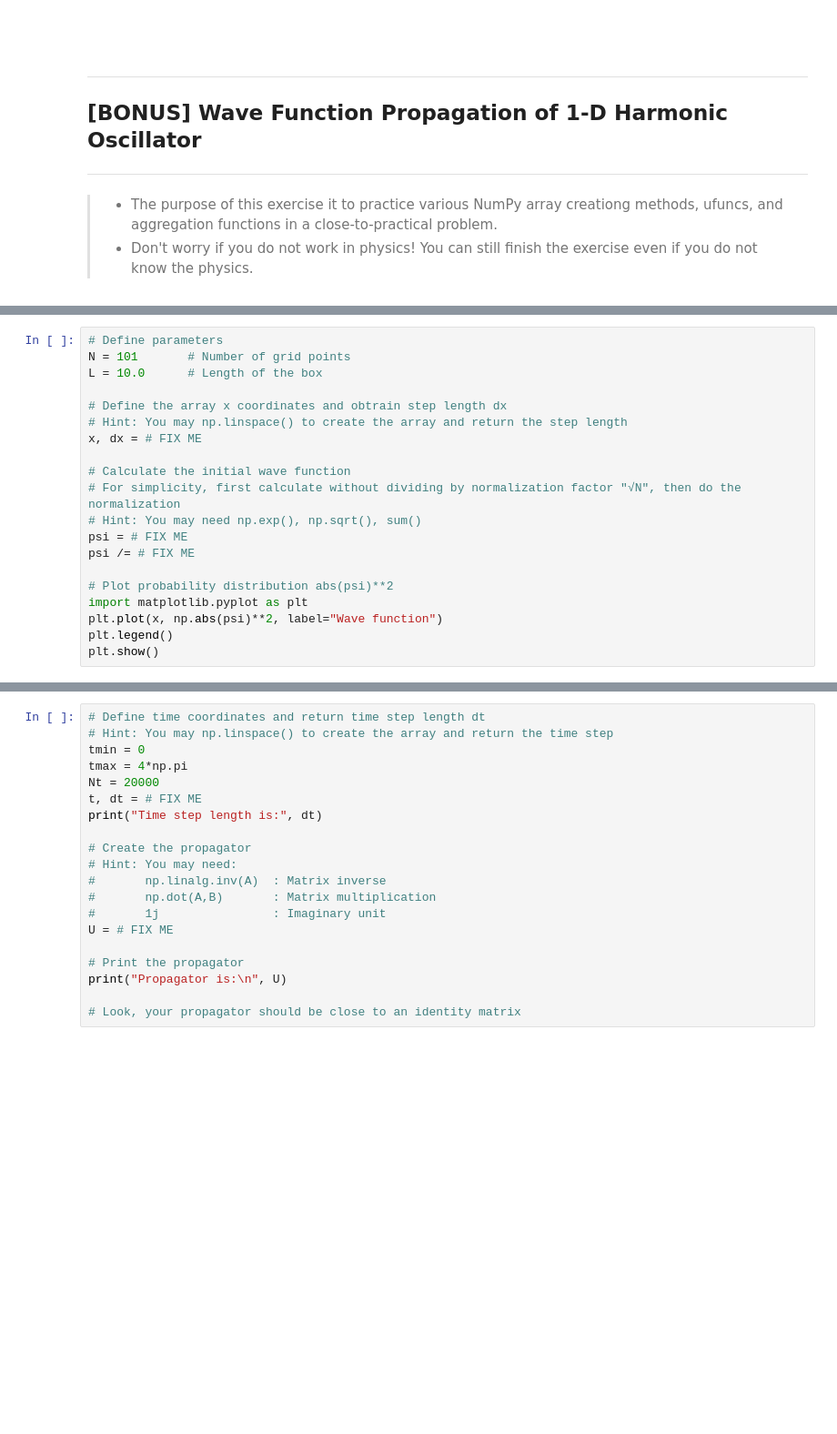
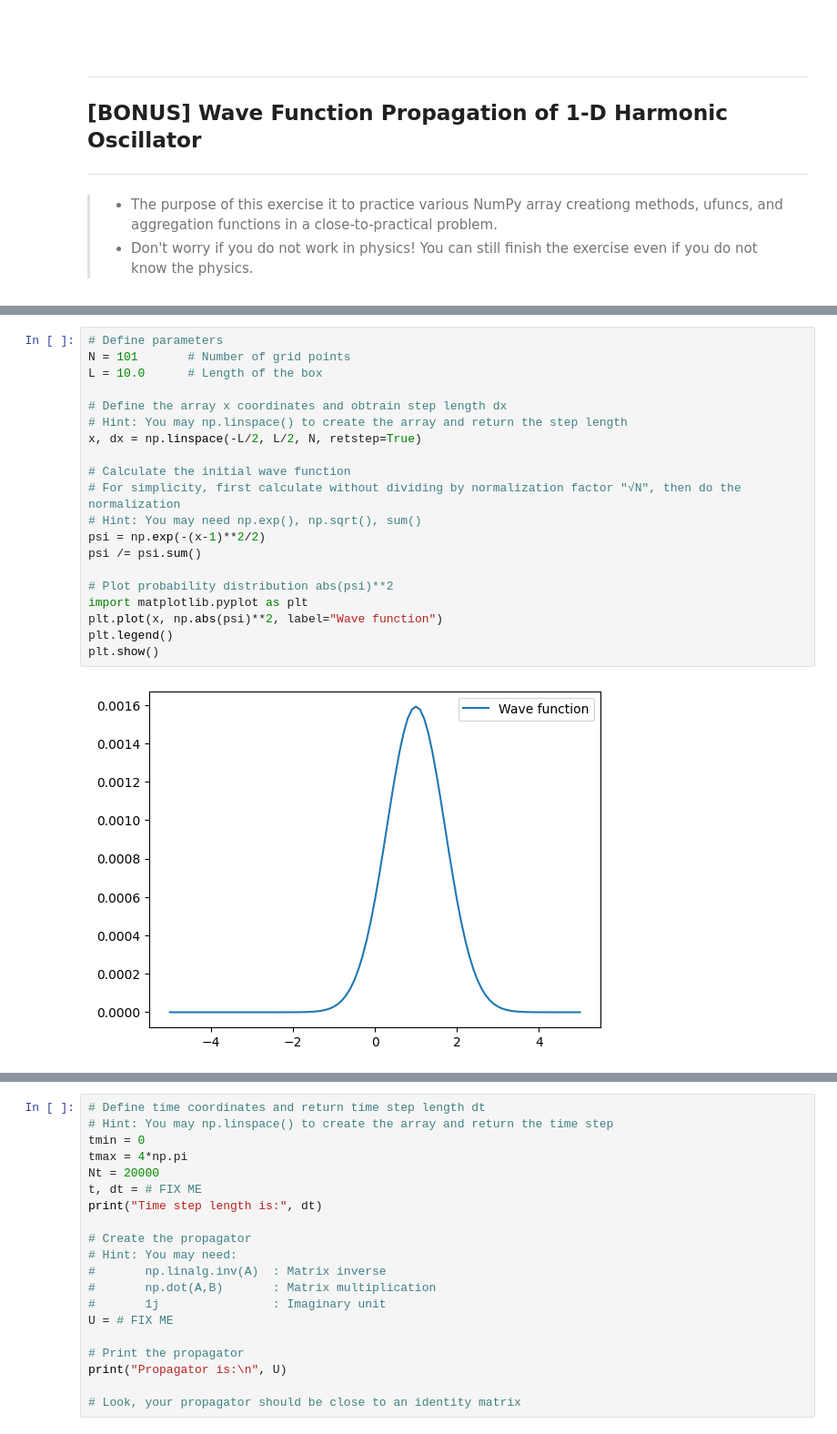
Before and after one commit to MarkEnnisDev/loni-bootcamp-2025, a Jupyter notebook: day2/IntermediatePython_Exercises.ipynb, the cells around one changed output, grey strips where cells are left out. Shown at 91% size. Drawn from its saved outputs; the diff is of its cells as text; blank space fills up the shorter version.

```diff
--- a/day2/IntermediatePython_Exercises.ipynb
+++ b/day2/IntermediatePython_Exercises.ipynb
@@ -441,23 +441,25 @@ The `√C` is the normalization factor.
 # %%
 # Define parameters
 N = 101       # Number of grid points
 L = 10.0      # Length of the box
 
 # Define the array x coordinates and obtrain step length dx
 # Hint: You may np.linspace() to create the array and return the step length
-x, dx = # FIX ME
+x, dx = np.linspace(-L/2, L/2, N, retstep=True)
 
 # Calculate the initial wave function
 # For simplicity, first calculate without dividing by normalization factor "√N", then do the normalization
 # Hint: You may need np.exp(), np.sqrt(), sum()
-psi = # FIX ME
-psi /= # FIX ME
+psi = np.exp(-(x-1)**2/2)
+psi /= psi.sum()
 
 # Plot probability distribution abs(psi)**2
 import matplotlib.pyplot as plt
 plt.plot(x, np.abs(psi)**2, label="Wave function")
 plt.legend()
 plt.show()
+# %% [output]
+[figure, added]
 # %% [markdown]
 ### **2) Create the Hamiltonian matrix**
 
```
Also changed, not shown: parts of 1 cell of this notebook.
